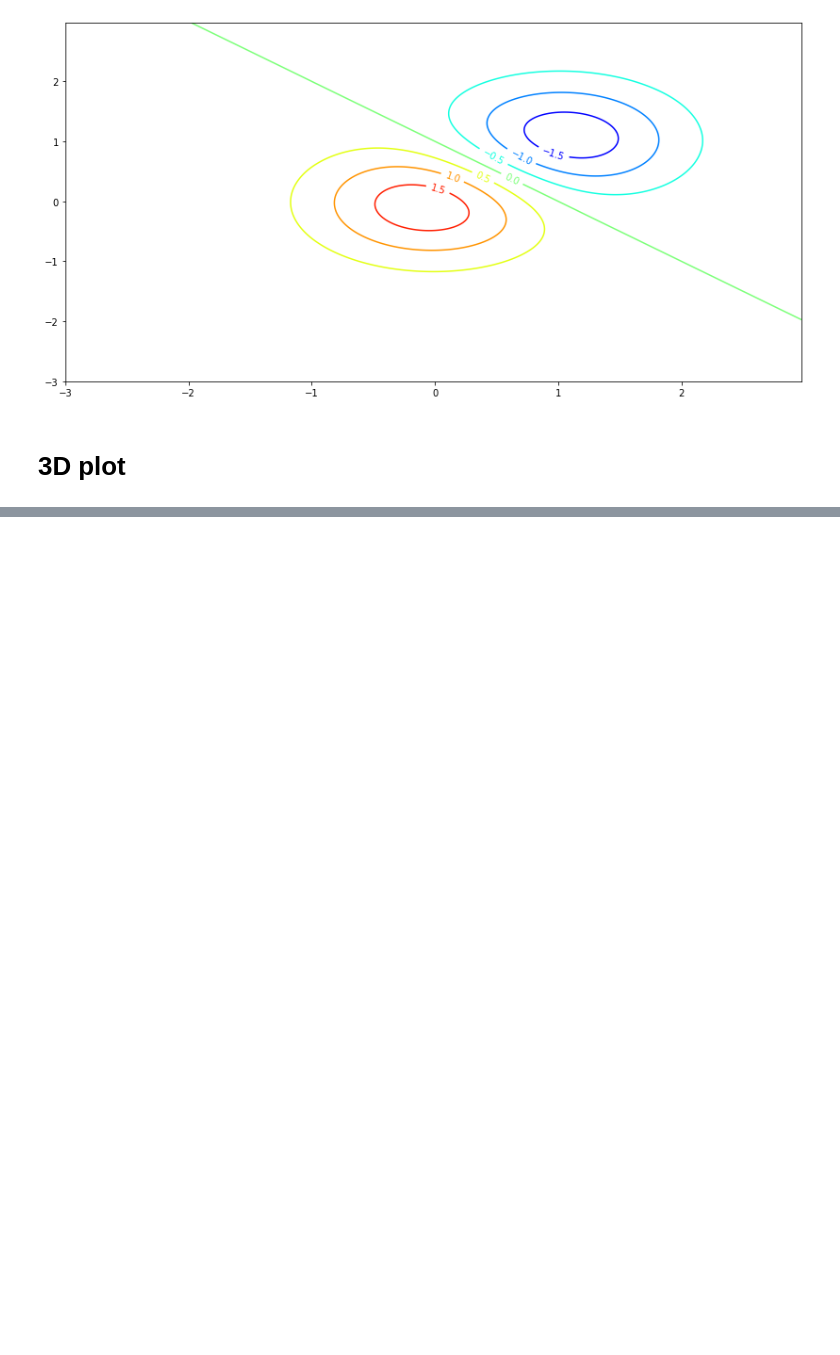
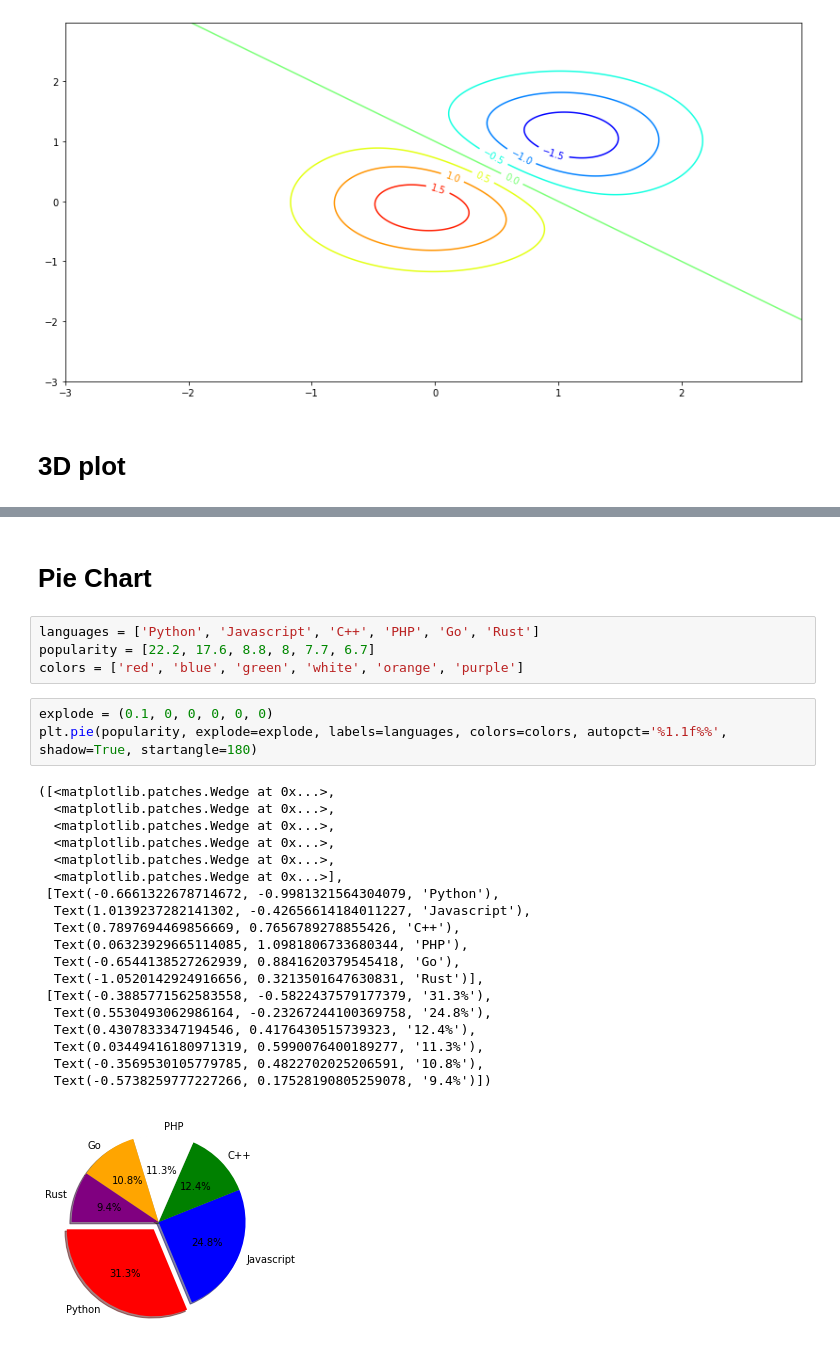
Before and after one commit to majidghassemi/Dataviz, a Jupyter notebook: matplotlib.ipynb, the cells around one changed output, grey strips where cells are left out. Saved outputs shown, nothing was run; the diff lists cells and outputs as text; blank space fills up the shorter version.

Commit message:
Pie chart add to matplotlib section

```diff
--- a/matplotlib.ipynb
+++ b/matplotlib.ipynb
@@ -188,0 +189,29 @@ plt.colorbar(color_map)
+# %% [markdown]
+# Pie Chart
+# %%
+languages = ['Python', 'Javascript', 'C++', 'PHP', 'Go', 'Rust']
+popularity = [22.2, 17.6, 8.8, 8, 7.7, 6.7]
+colors = ['red', 'blue', 'green', 'white', 'orange', 'purple']
+# %%
+explode = (0.1, 0, 0, 0, 0, 0)
+plt.pie(popularity, explode=explode, labels=languages, colors=colors, autopct='%1.1f%%', shadow=True, startangle=180)
+# %% [output]
+([<matplotlib.patches.Wedge at 0x...>,
+  <matplotlib.patches.Wedge at 0x...>,
+  <matplotlib.patches.Wedge at 0x...>,
+  <matplotlib.patches.Wedge at 0x...>,
+  <matplotlib.patches.Wedge at 0x...>,
+  <matplotlib.patches.Wedge at 0x...>],
+ [Text(-0.6661322678714672, -0.9981321564304079, 'Python'),
+  Text(1.0139237282141302, -0.42656614184011227, 'Javascript'),
+  Text(0.7897694469856669, 0.7656789278855426, 'C++'),
+  Text(0.06323929665114085, 1.0981806733680344, 'PHP'),
+  Text(-0.6544138527262939, 0.8841620379545418, 'Go'),
+  Text(-1.0520142924916656, 0.3213501647630831, 'Rust')],
+ [Text(-0.3885771562583558, -0.5822437579177379, '31.3%'),
+  Text(0.5530493062986164, -0.23267244100369758, '24.8%'),
+  Text(0.4307833347194546, 0.4176430515739323, '12.4%'),
+  Text(0.03449416180971319, 0.5990076400189277, '11.3%'),
+  Text(-0.3569530105779785, 0.4822702025206591, '10.8%'),
+  Text(-0.5738259777227266, 0.17528190805259078, '9.4%')])
+[figure, added]
```
Also changed, not shown: parts of 3 cells of this notebook.
